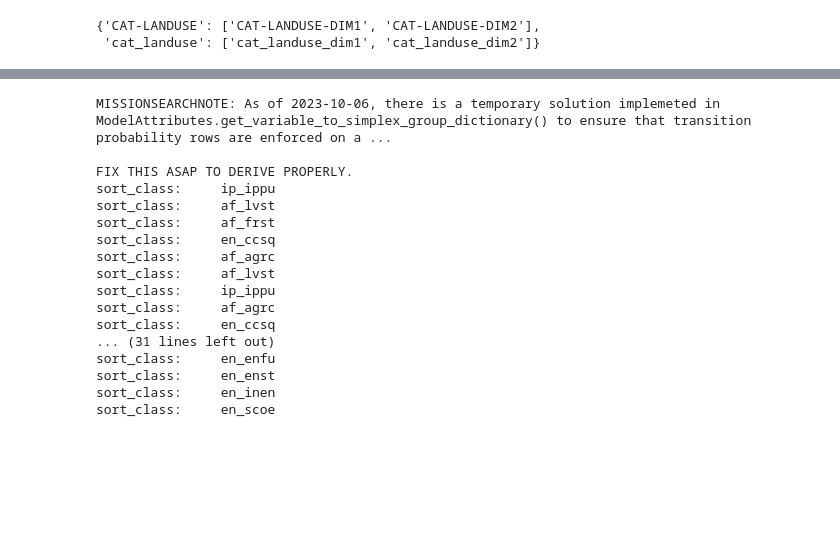
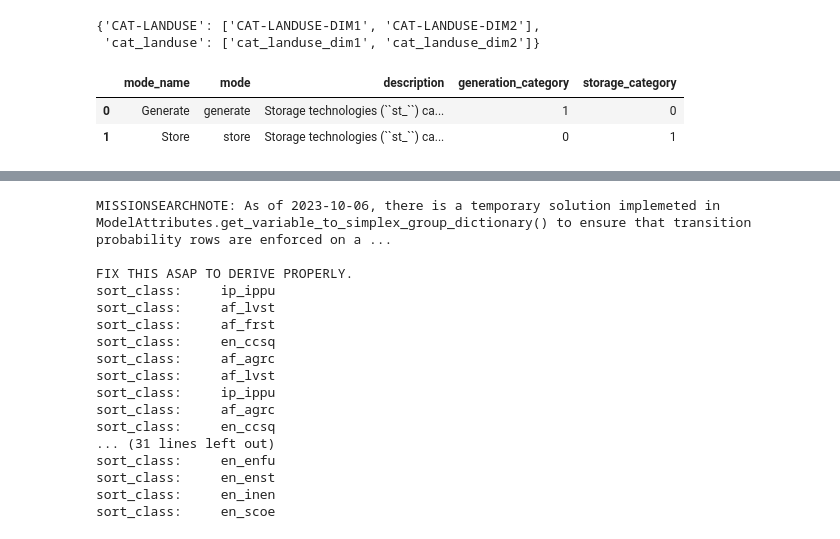
Before and after one commit to jcsyme/sisepuede, a Jupyter notebook: python/build_modvar_class.ipynb, the cells around one changed output, grey strips where cells are left out. Saved outputs shown, nothing was run; the diff lists cells and outputs as text; code cells hidden in the pictures; blank space fills up the shorter version.

```diff
--- a/python/build_modvar_class.ipynb
+++ b/python/build_modvar_class.ipynb
@@ -159,3 +159,9 @@ modvar = matt_new.get_variable("Industrial Energy Fuel Fraction Geothermal")
 modvar.build_fields(
     category_restrictions = "rubber_and_leather",
 )
+# %%
+matt_new.get_other_attribute_table(matt_new.dim_mode).table
+# %% [output]
+|  | mode_name | mode | description | generation_category | storage_category |
+| 0 | Generate | generate | Storage technologies (``st_``) ca... | 1 | 0 |
+| 1 | Store | store | Storage technologies (``st_``) ca... | 0 | 1 |
```
Also changed, not shown: parts of 5 cells of this notebook, 22 other files.
